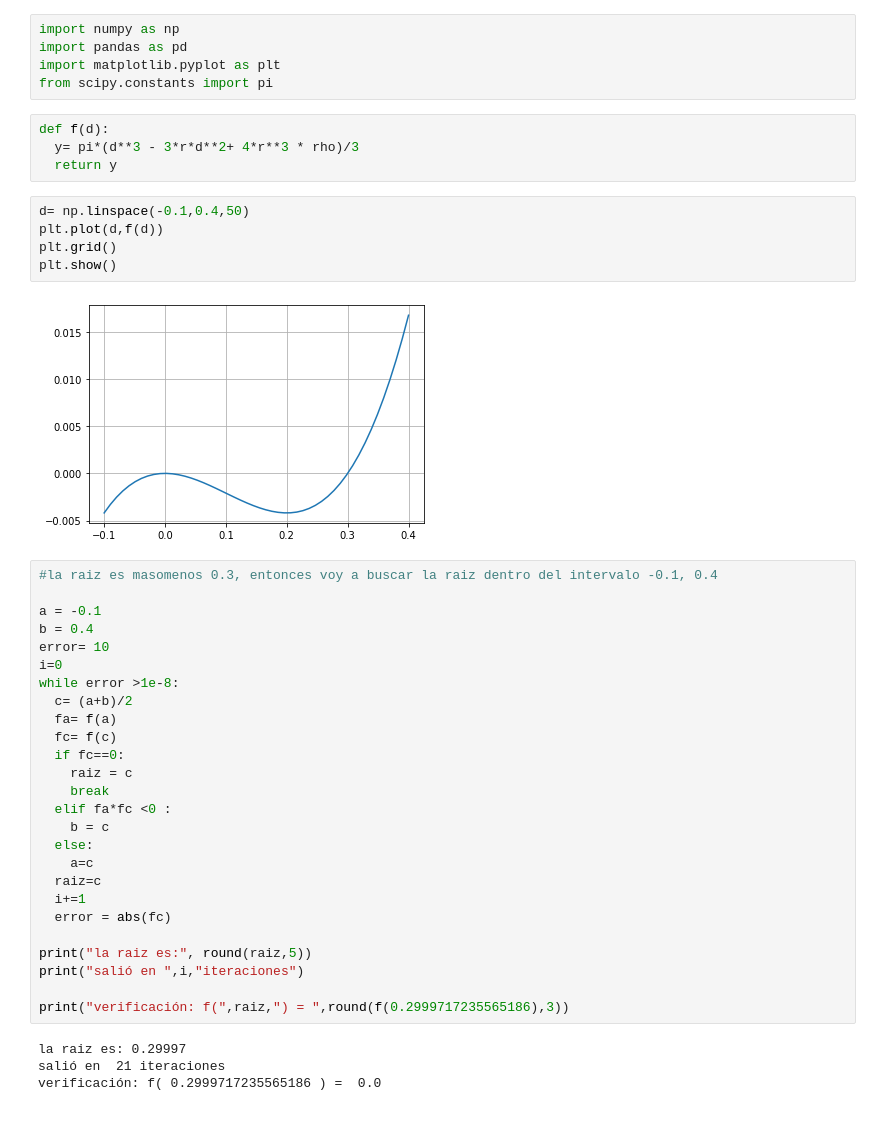
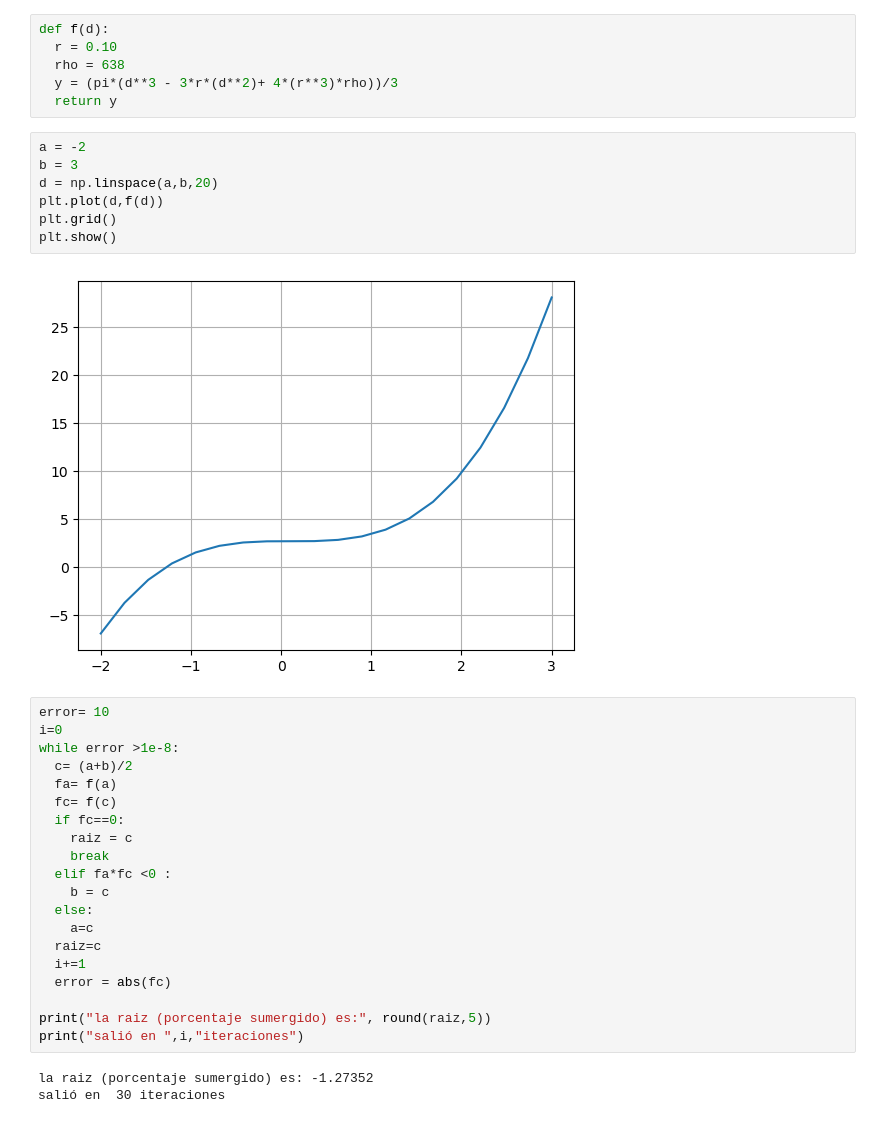
Before and after one commit to dai-dominikow/INSPT-computacion3, a Jupyter notebook: Trabajos-practicos/Tp1 - Ecuacions no lineales.ipynb, the cells around one changed output. Drawn from its saved outputs; the diff is of its cells as text.

```diff
--- a/Trabajos-practicos/Tp1 - Ecuacions no lineales.ipynb
+++ b/Trabajos-practicos/Tp1 - Ecuacions no lineales.ipynb
@@ -4,24 +14,19 @@
-# %%
-import numpy as np
-import pandas as pd
-import matplotlib.pyplot as plt
-from scipy.constants import pi
 # %%
 def f(d):
-  y= pi*(d**3 - 3*r*d**2+ 4*r**3 * rho)/3
+  r = 0.10
+  rho = 638
+  y = (pi*(d**3 - 3*r*(d**2)+ 4*(r**3)*rho))/3
   return y
 # %%
-d= np.linspace(-0.1,0.4,50)
+a = -2
+b = 3
+d = np.linspace(a,b,20)
 plt.plot(d,f(d))
 plt.grid()
 plt.show()
 # %% [output]
-[figure, old version]
+[figure, new version]
 # %%
-#la raiz es masomenos 0.3, entonces voy a buscar la raiz dentro del intervalo -0.1, 0.4
-
-a = -0.1
-b = 0.4
 error= 10
 i=0
 while error >1e-8:
@@ -39,11 +44,8 @@ while error >1e-8:
   i+=1
   error = abs(fc)
 
-print("la raiz es:", round(raiz,5))
+print("la raiz (porcentaje sumergido) es:", round(raiz,5))
 print("salió en ",i,"iteraciones")
-
-print("verificación: f(",raiz,") = ",round(f(0.2999717235565186),3))
 # %% [output]
-la raiz es: 0.29997
-salió en  21 iteraciones
-verificación: f( 0.2999717235565186 ) =  0.0
+la raiz (porcentaje sumergido) es: -1.27352
+salió en  30 iteraciones
```
Also changed, not shown: parts of 10 cells of this notebook, 1 other file.
